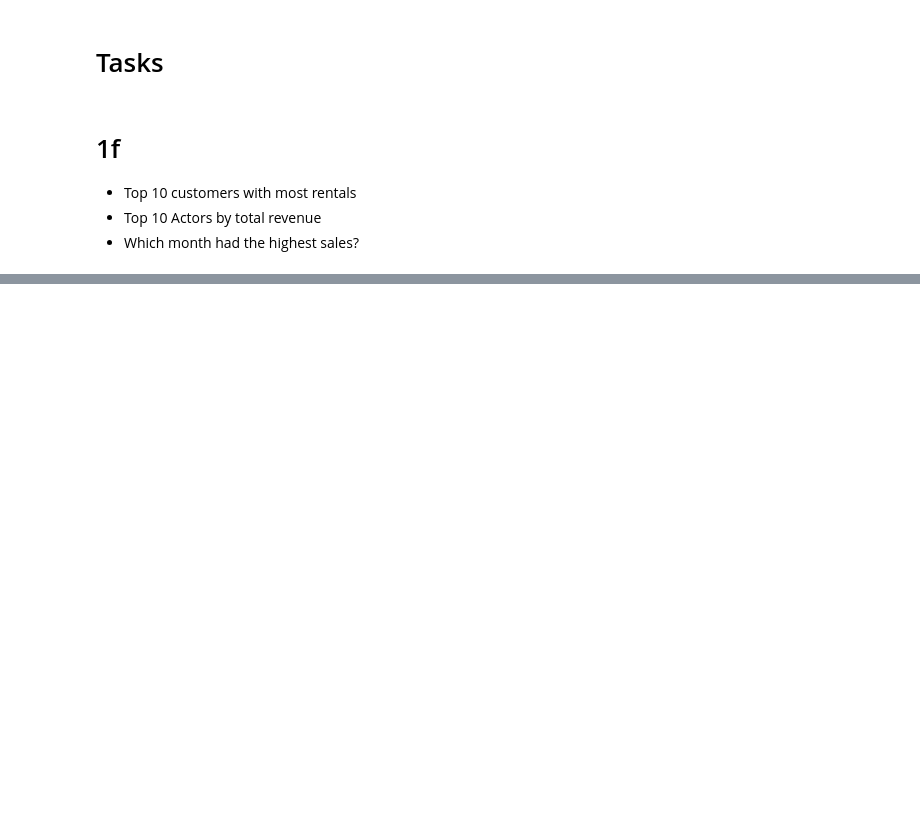
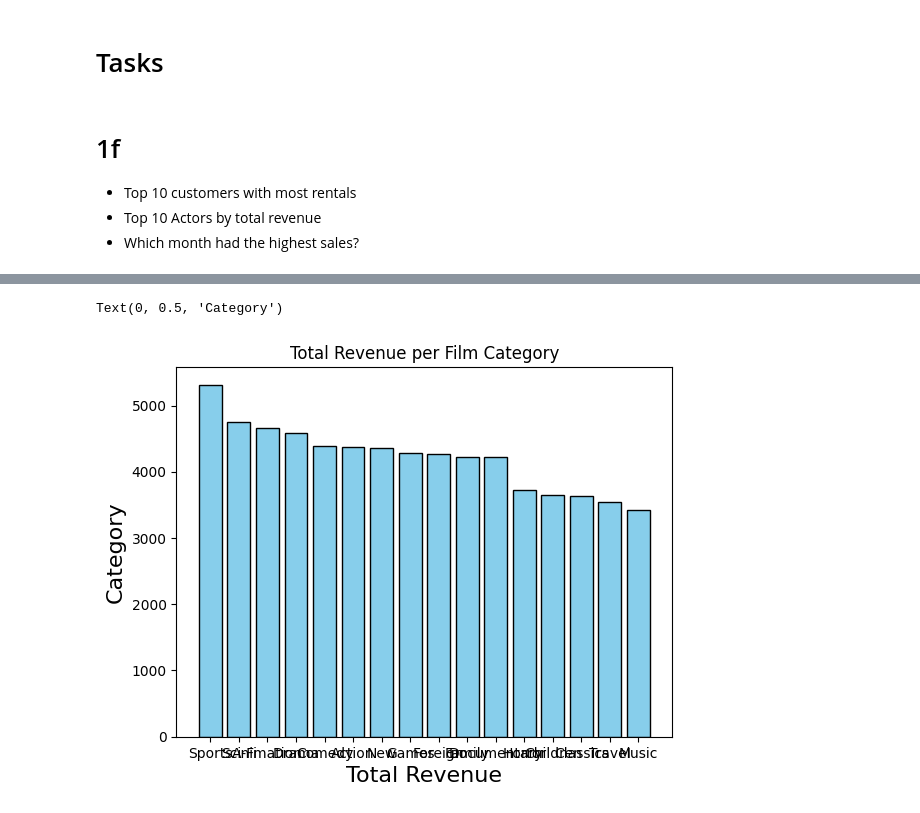
Before and after one commit to andrel1912/Min_sql_lab, a Jupyter notebook: NOTEBOOK/EDA.ipynb, the cells around one changed output, grey strips where cells are left out. Cells and saved outputs as stored; diff of their text form; code cells hidden in the pictures; blank space fills up the shorter version.

```diff
--- a/NOTEBOOK/EDA.ipynb
+++ b/NOTEBOOK/EDA.ipynb
@@ -264,7 +223,26 @@ plt.show()
 # %%
 #2b
 
 category_film_mostrevenue = duckdb.sql("""
     SELECT
+c.name as category_name,
+        SUM(p.amount) as total_revenue
+    FROM category c
+    JOIN film_category fc ON c.category_id = fc.category_id
+    JOIN film f ON fc.film_id = f.film_id
+    JOIN inventory i ON f.film_id = i.film_id
+    JOIN rental r ON i.inventory_id = r.inventory_id
+    JOIN payment p ON r.rental_id = p.rental_id
+    GROUP BY category_name
+    ORDER BY total_revenue DESC
 
-    """).df()
+""").df()
+category_film_mostrevenue.index = category_film_mostrevenue.index + 1
+
+plt.bar(category_film_mostrevenue['category_name'], category_film_mostrevenue['total_revenue'], color = 'skyblue', edgecolor='black')
+plt.title('Total Revenue per Film Category', fontsize = 12)
+plt.xlabel('Total Revenue', fontsize = 16)
+plt.ylabel('Category', fontsize = 16)
+# %% [output]
+Text(0, 0.5, 'Category')
+[figure, added]
```
Also changed, not shown: parts of 5 cells of this notebook.
